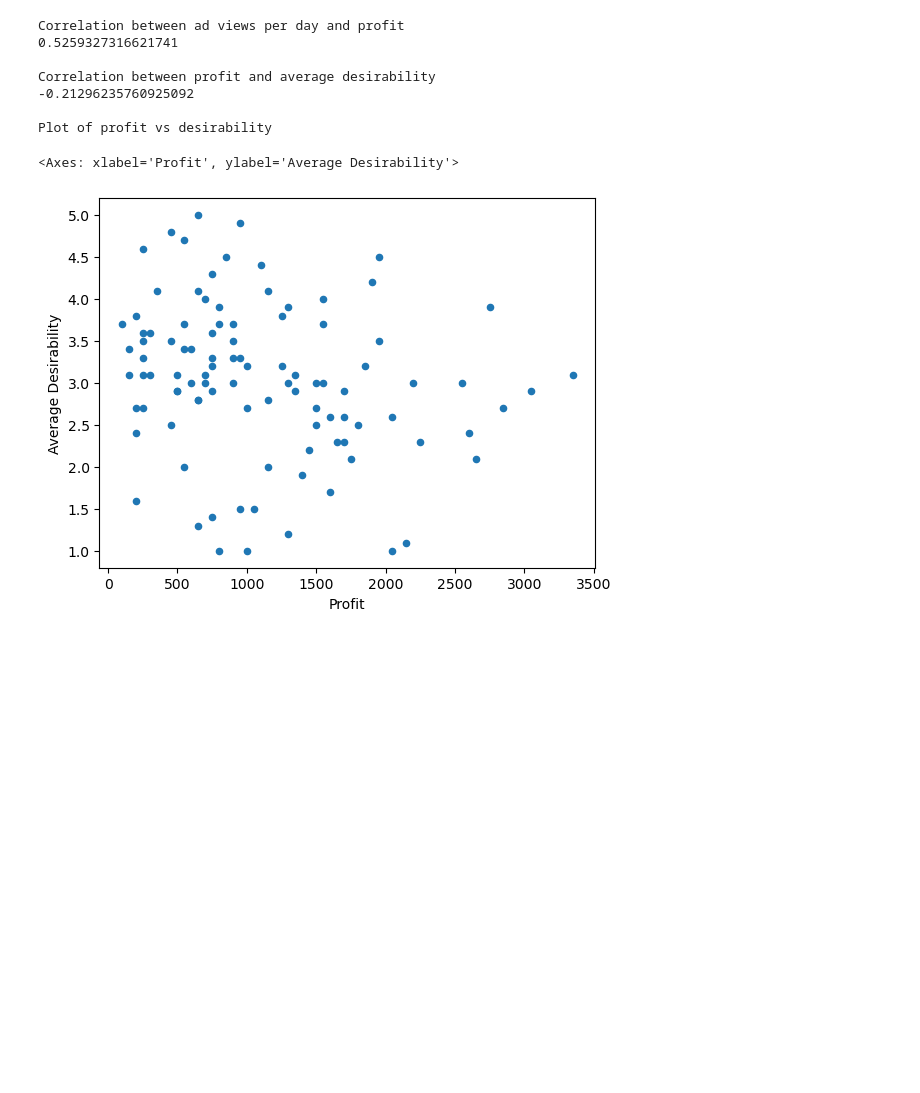
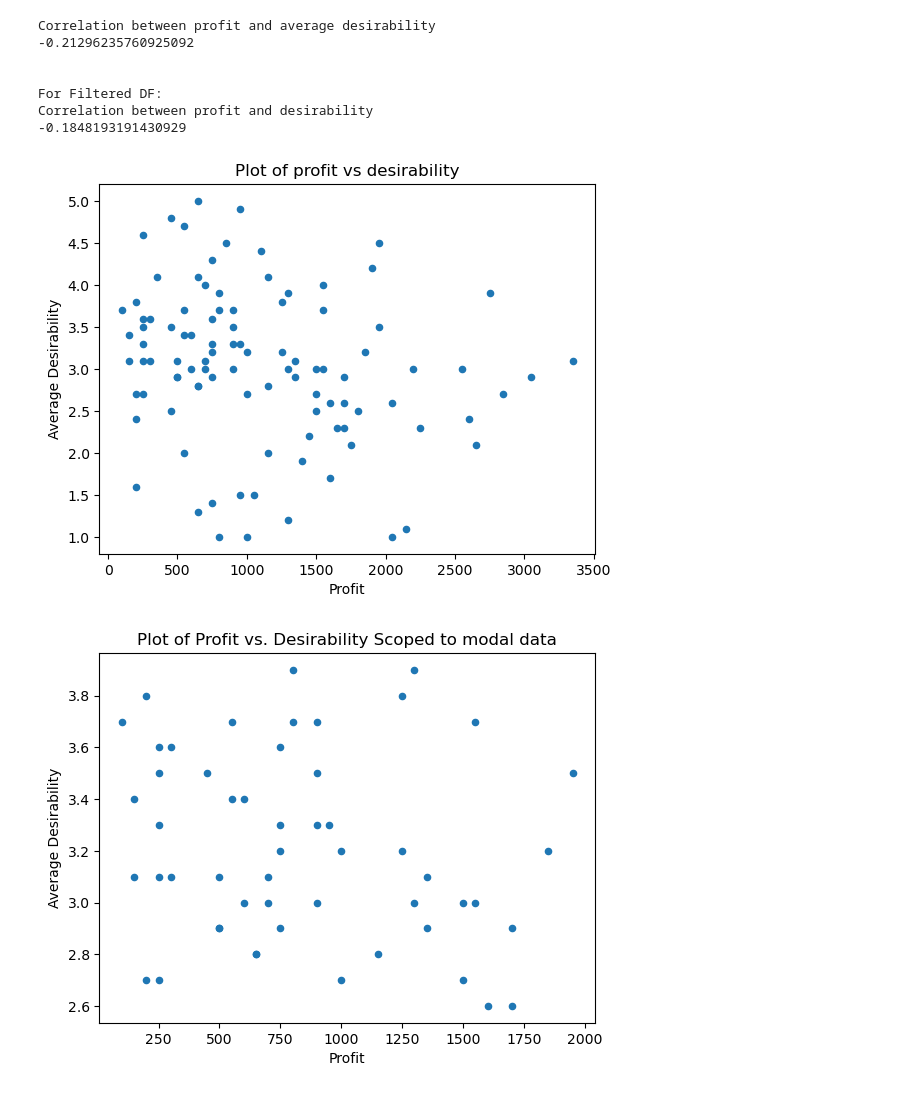
Before and after one commit to tesinclair/Group-Project-1, a Jupyter notebook: group-proj-1.ipynb, the cells around one changed output. Drawn from its saved outputs; the diff is of its cells as text; code cells hidden in the pictures; blank space fills up the shorter version.

```diff
--- a/group-proj-1.ipynb
+++ b/group-proj-1.ipynb
@@ -4,3 +4,7 @@ import pandas as pd
 
 df = pd.read_excel("GP1_FINAL_Data.xlsx")
 df.set_index("Vehicle ID", inplace=True)
+
+xl = pd.ExcelFile("GP1_FINAL_Data.xlsx")
+print("Sheets in Excel File:")
+print(xl.sheet_names)
@@ -6,0 +14,5 @@ df.set_index("Vehicle ID", inplace=True)
+# %%
+print(f"Starting with {xl.sheet_names[0]}")
+
+df = xl.parse(xl.sheet_names[0])
+df.set_index("Vehicle ID", inplace=True)
@@ -63,24 +77,30 @@ Vauxhall       8.446477
 Volkswagen    11.092772
 Name: Ad Views per car per Day, dtype: float64
 # %%
-print("Correlation between ad views per day and profit")
-print(df['Profit'].corr(df['Ad Views per car per Day']))
-print()
+#print("Correlation between ad views per day and profit")
+#print(df['Profit'].corr(df['Ad Views per car per Day']))
+#print()
 print("Correlation between profit and average desirability")
 print(df['Profit'].corr(df['Average Desirability']))
 print()
-print("Plot of profit vs desirability")
-# df_filtered = df[df['Profit'] >
-df.plot(x="Profit", y="Average Desirability", kind="scatter")
+df.plot(x="Profit", y="Average Desirability", kind="scatter", title="Plot of profit vs desirability")
+print()
+df_filtered = df[df['Profit'] < 2000]
+df_filtered = df_filtered[df_filtered['Average Desirability'] > 2.5]
+df_filtered = df_filtered[df_filtered['Average Desirability'] < 4]
+df_filtered.plot(x="Profit", y="Average Desirability", kind="scatter", title="Plot of Profit vs. Desirability Scoped to modal data")
+print("For Filtered DF:")
+print("Correlation between profit and desirability")
+print(df_filtered['Profit'].corr(df_filtered['Average Desirability'])) # Huh??
 # %% [output]
-Correlation between ad views per day and profit
-0.5259327316621741
-
 Correlation between profit and average desirability
 -0.21296235760925092
 
-Plot of profit vs desirability
+
+For Filtered DF:
+Correlation between profit and desirability
+-0.1848193191430929
-<Axes: xlabel='Profit', ylabel='Average Desirability'>
-[figure, old version]
+[figure, new version]
+[figure, added]
 # %%
 print("Recommended selling price average per category")
```
Also changed, not shown: parts of 11 cells of this notebook.
